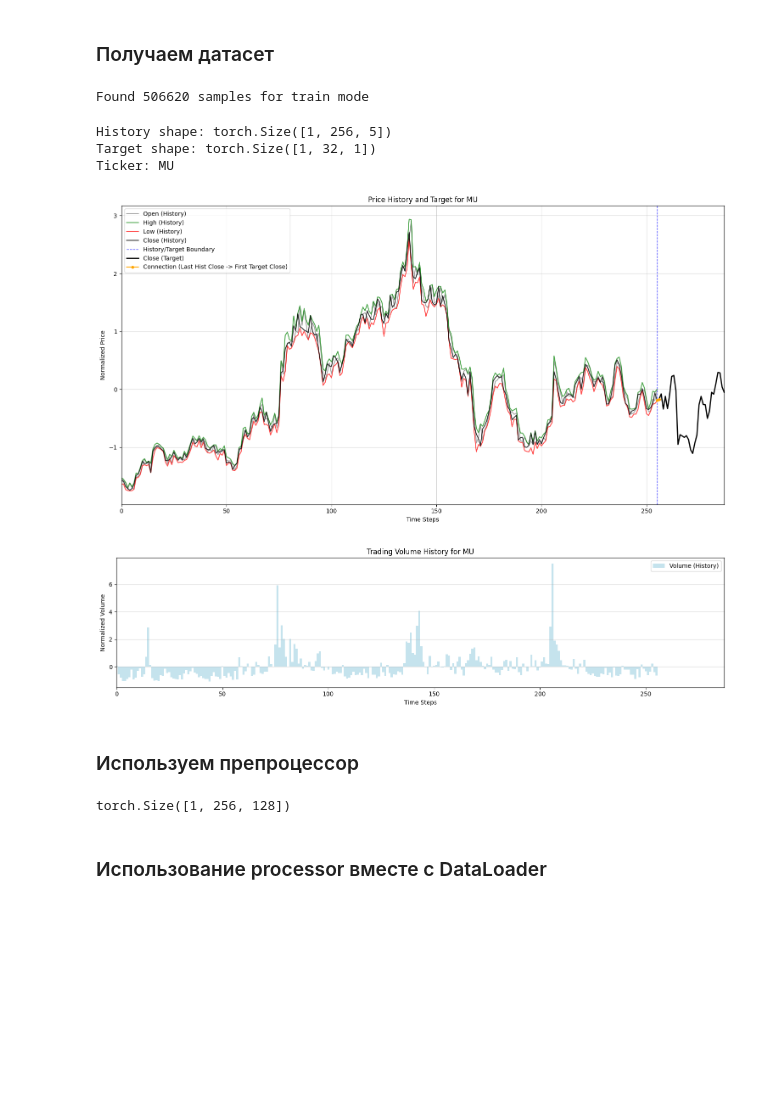
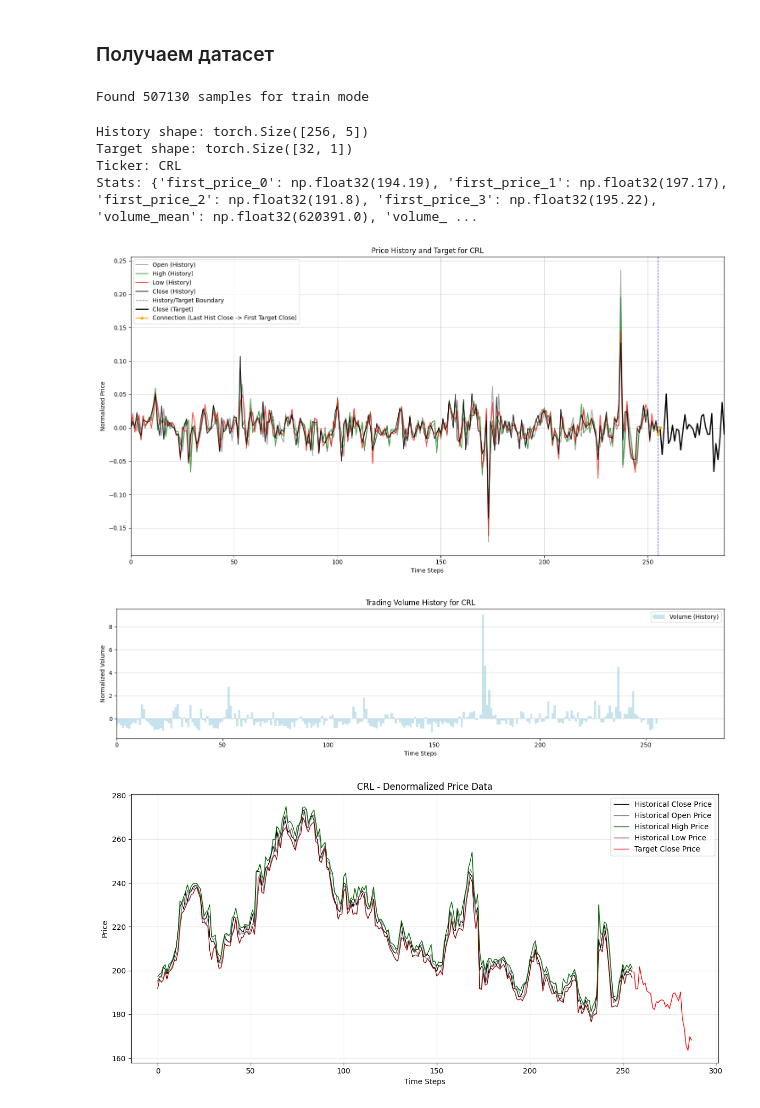
Before and after one commit to GrafikXxxxxxxYyyyyyyyyyy/Trading, a Jupyter notebook: Workbench.ipynb, the cells around one changed output. Cells and saved outputs as stored; diff of their text form; code cells hidden in the pictures; blank space fills up the shorter version.

```diff
--- a/Workbench.ipynb
+++ b/Workbench.ipynb
@@ -28,36 +180,52 @@
+# %%
+from utils.dataset import TradingDataset, TradingNormalizer
+
+normalizer = TradingNormalizer()
+
+dataset = TradingDataset(
+    data_path='data/',
+    mode='train',
+    history_len=256,
+    target_len=32,
+    normalizer=normalizer,
+)
+# %% [output]
+Found 507130 samples for train mode
+# %%
+import torch
+from utils.visualization import plot_dataset_sample, plot_denormalized_sample
+
+
+idx = torch.randint(0, len(dataset), (1,)).item()
+sample = dataset[idx]
+print(f"History shape: {sample['history'].shape}")
+print(f"Target shape: {sample['target'].shape}")
+print(f"Ticker: {sample['ticker']}")
+print(f"Stats: {sample['stats']}")
+
+
+plot_dataset_sample(sample)
+plot_denormalized_sample(sample)
+# %% [output]
+History shape: torch.Size([256, 5])
+Target shape: torch.Size([32, 1])
+Ticker: CRL
+Stats: {'first_price_0': np.float32(194.19), 'first_price_1': np.float32(197.17), 'first_price_2': np.float32(191.8), 'first_price_3': np.float32(195.22), 'volume_mean': np.float32(620391.0), 'volume_ ...
+[figure, added]
+[figure, added]
+[figure, added]
 # %%
-from utils.dataset import TradingDataset
+# from utils.dataset import TradingDataset
 
-dataset = TradingDataset(data_path='data/', mode='train')
+# dataset = TradingDataset(data_path='data/', mode='train')
-# %% [output]
-Found 506620 samples for train mode
 # %%
-import torch
-from utils.visualization import plot_dataset_sample
+# import torch
+# from utils.visualization import plot_dataset_sample
 
-sample = dataset[torch.randint(0, len(dataset), (1,)).item()]
+# sample = dataset[torch.randint(0, len(dataset), (1,)).item()]
 
-print("History shape:", sample['history'].shape)   # torch.Size([1, 256, 5])
-print("Target shape:", sample['target'].shape)     # torch.Size([1, 32, 1])
-print("Ticker:", sample['ticker'])
+# print("History shape:", sample['history'].shape)   # torch.Size([1, 256, 5])
+# print("Target shape:", sample['target'].shape)     # torch.Size([1, 32, 1])
+# print("Ticker:", sample['ticker'])
 
-plot_dataset_sample(sample)
+# plot_dataset_sample(sample)
-# %% [output]
-History shape: torch.Size([1, 256, 5])
-Target shape: torch.Size([1, 32, 1])
-Ticker: MU
-[figure, removed]
-[figure, removed]
-# %% [markdown]
-### Используем препроцессор
-# %%
-from utils.processor_xxl import TradingProcessor
-
-processor = TradingProcessor()
-
-processed_history = processor(sample['history'])
-print(processed_history.shape)
-# %% [output]
-torch.Size([1, 256, 128])
-# %% [markdown]
-### Использование processor вместе с DataLoader
```
Also changed, not shown: parts of 4 cells of this notebook, 7 other files.
